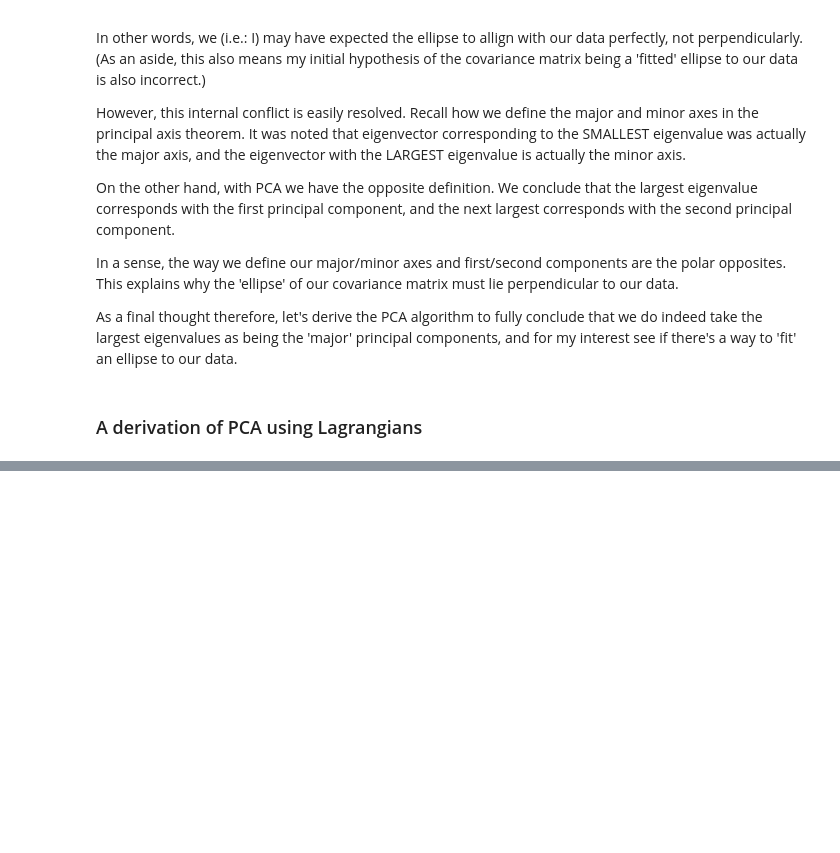
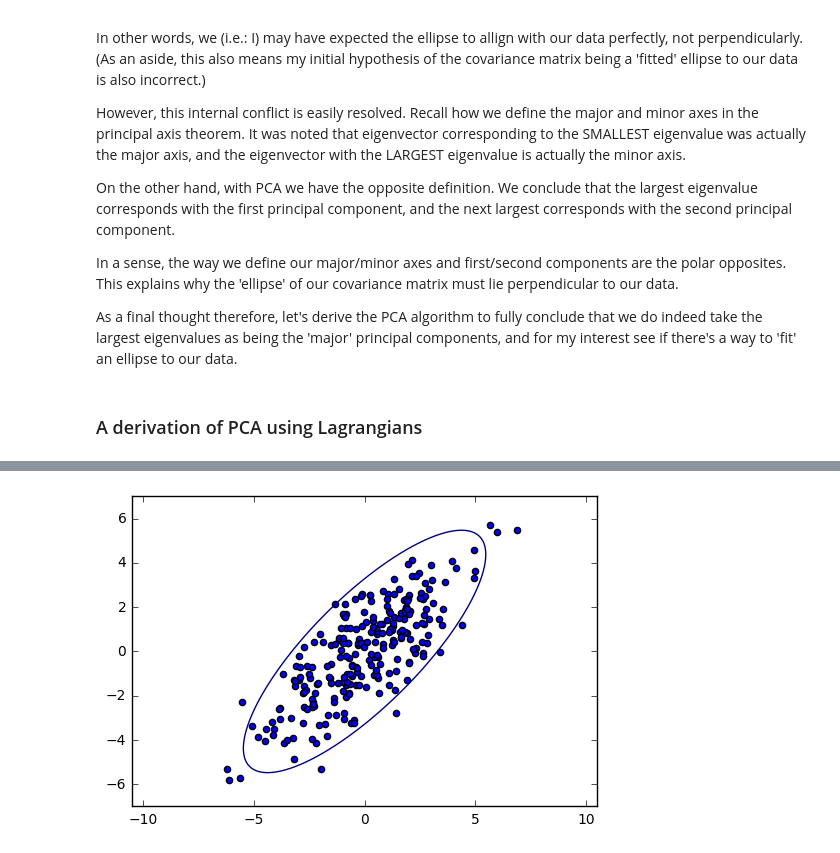
Before and after one commit to fiorenza2/Comparing-PCA-to-PAT, a Jupyter notebook: Comparing the principal axis theorem to principal component analysis.ipynb, the cells around one changed output, grey strips where cells are left out. Saved outputs shown, nothing was run; the diff lists cells and outputs as text; code cells hidden in the pictures; blank space fills up the shorter version.

```diff
--- a/Comparing the principal axis theorem to principal component analysis.ipynb
+++ b/Comparing the principal axis theorem to principal component analysis.ipynb
@@ -265,0 +360,23 @@ Now that we have a measure of the projection, as well as the mean projection, we
+# %%
+np.random.seed(seed=3)
+
+# create the (positive definite) covariance matrix and means
+cov_m = [[5,4],[4,5]]
+mu = [0,0]
+
+# generate the RVs for the features
+x1,x2 = np.random.multivariate_normal(mean = mu, cov = cov_m, size = 250).T
+
+x1co = np.linspace(start = -10, stop = 10, num = 1000)
+x2co = np.linspace(start = -10, stop = 10, num = 1000)
+x1co,x2co = np.meshgrid(x1co,x2co)
+z = (((x1co+x2co)/np.sqrt(2))/(3))**2 + (((-x1co+x2co)/np.sqrt(2))/(1))**2
+
+plt.scatter(x1,x2)
+plt.contour(x1co,x2co,z,levels=[5.991])
+plt.axis('equal')
+plt.axis([-7, 7, -7, 7])
+plt.show()
+plt.gcf().clear()
+# %% [output]
+[figure, added]
```
Also changed, not shown: parts of 15 cells of this notebook, 1 other file.
